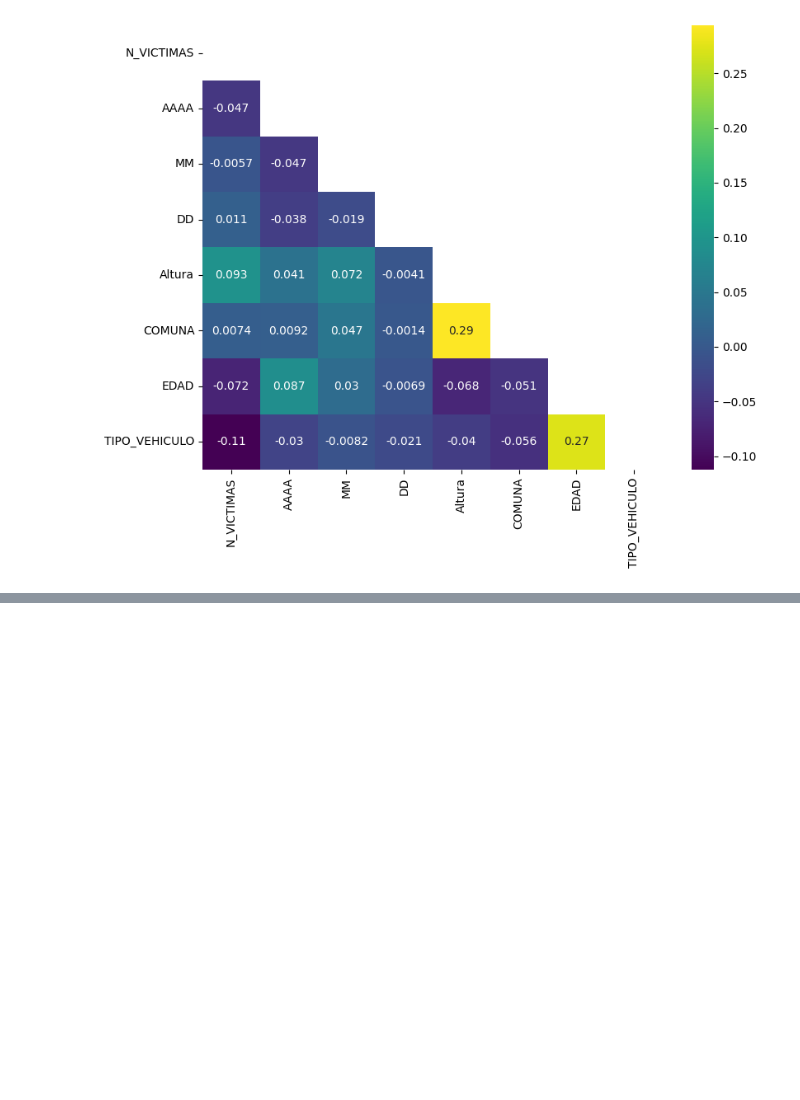
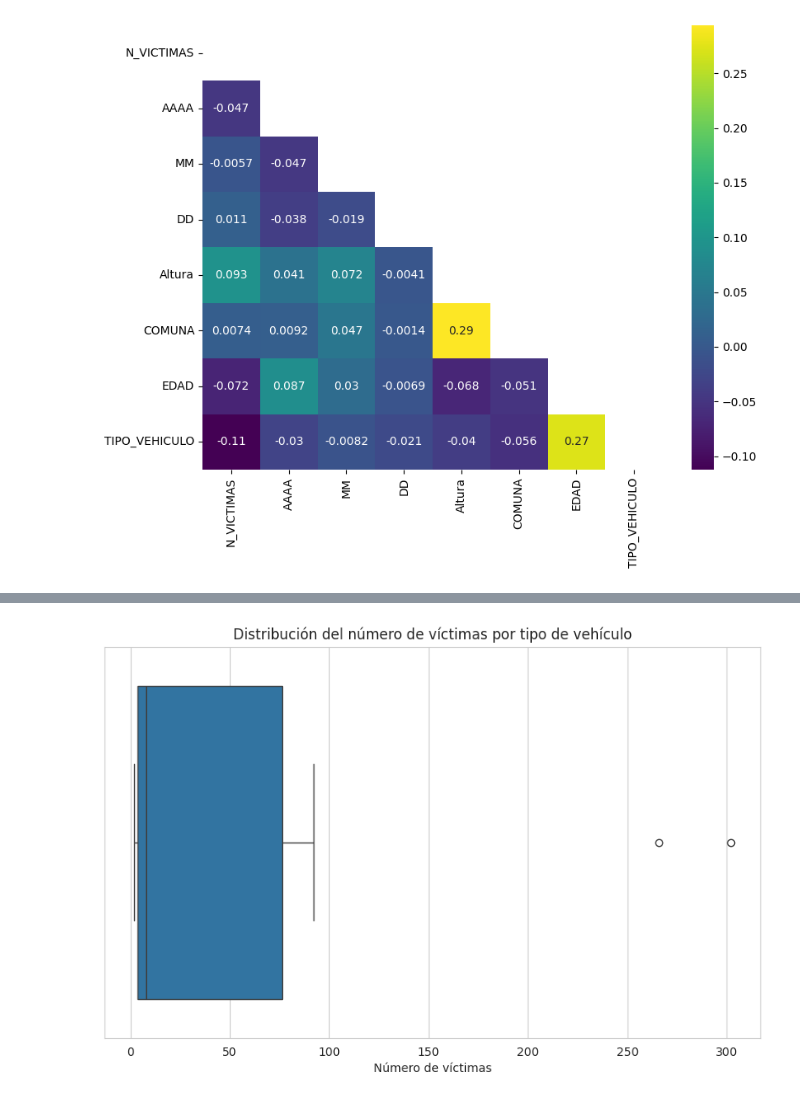
Before and after one commit to vanesalinas/HenryPI_DataAnalyst_PT06, a Jupyter notebook: EDA.ipynb, the cells around one changed output, grey strips where cells are left out. Saved outputs shown, nothing was run; the diff lists cells and outputs as text; code cells hidden in the pictures; blank space fills up the shorter version.

```diff
--- a/EDA.ipynb
+++ b/EDA.ipynb
@@ -450,0 +477,12 @@ Podemos confirmar que el año y el numero de victimas tienen una correlacion neg
+# %%
+# Crear un DataFrame con los datos de victimas por tipo de vehiculo
+df_victimas_por_tipo_vehiculo = victimas_por_tipo_vehiculo.reset_index()
+
+# Graficar un boxplot
+plt.figure(figsize=(10, 6))
+sns.boxplot(data=df_victimas_por_tipo_vehiculo, x='N_VICTIMAS')
+plt.title('Distribución del número de víctimas por tipo de vehículo')
+plt.xlabel('Número de víctimas')
+plt.show()
+# %% [output]
+[figure, added]
```
Also changed, not shown: parts of 5 cells of this notebook.
